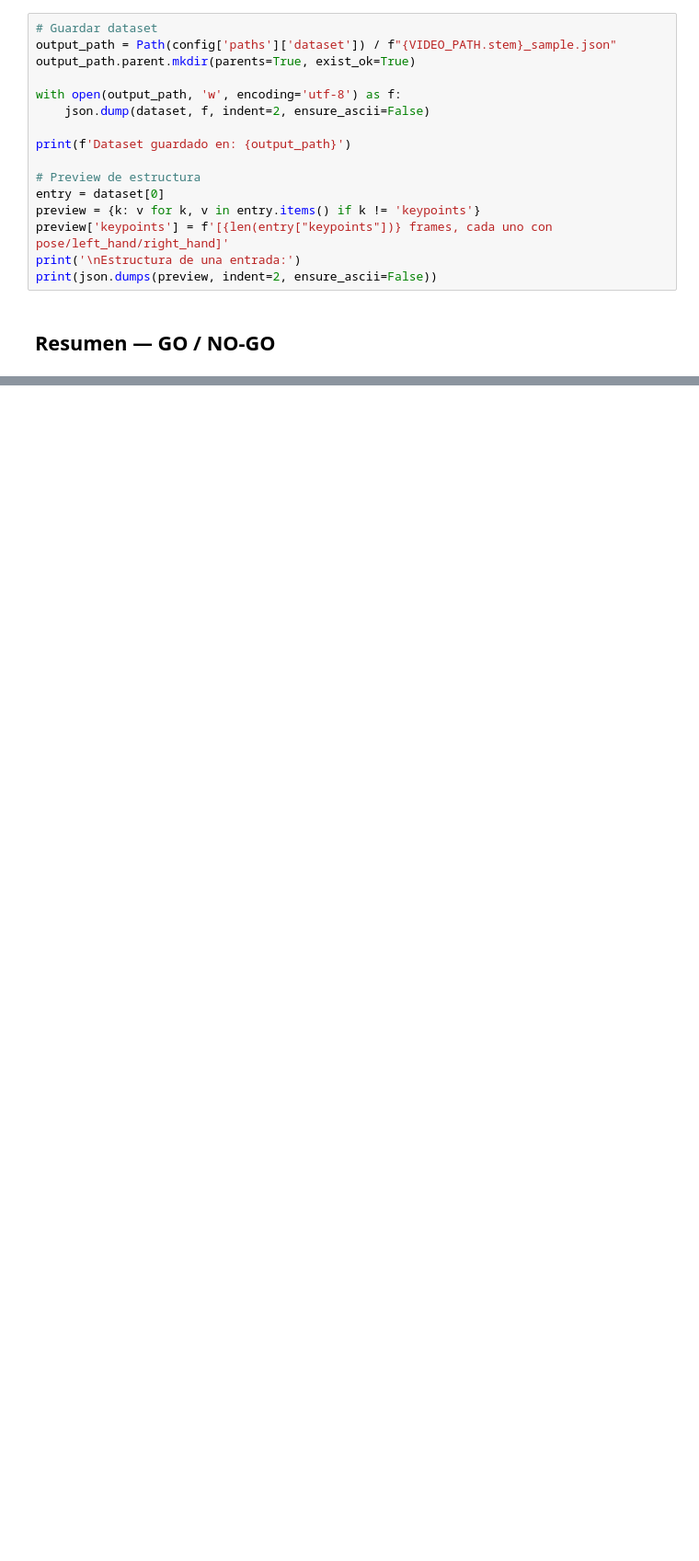
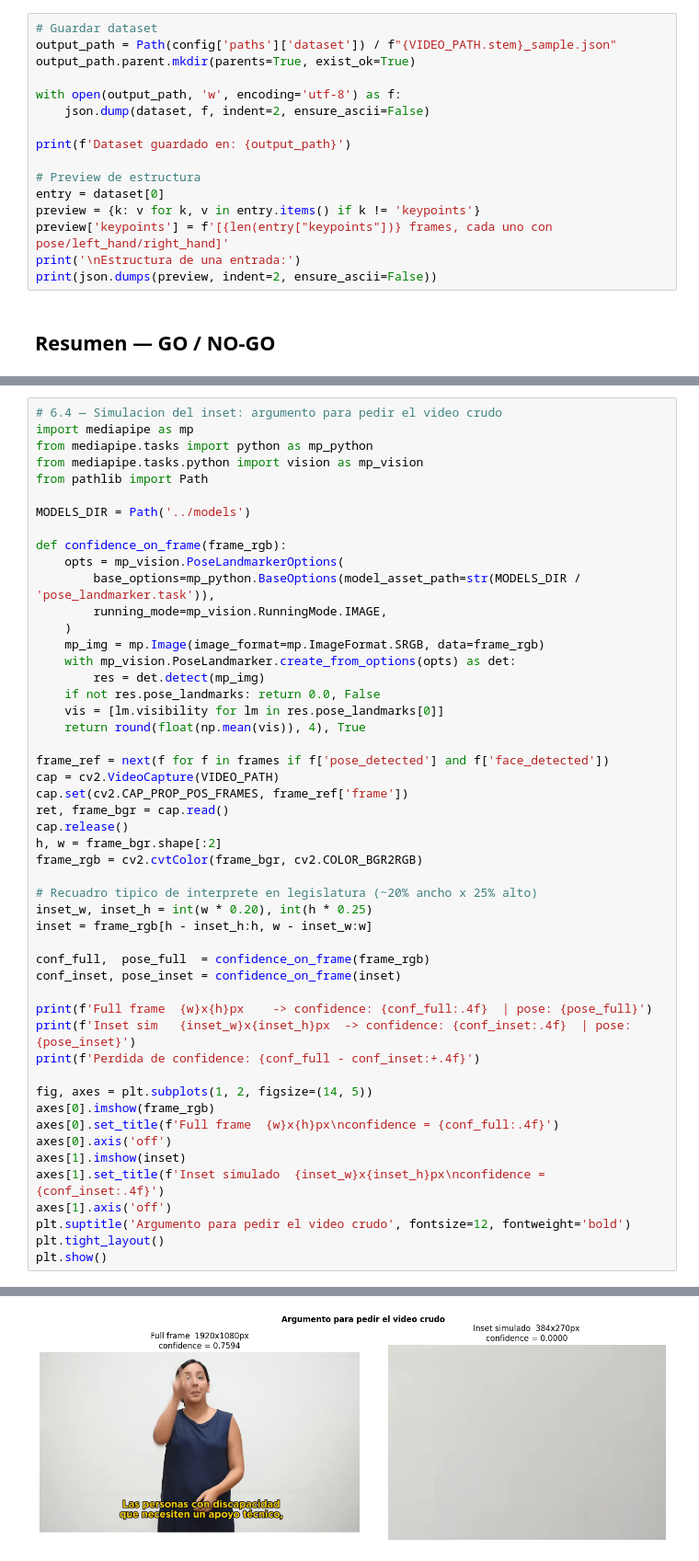
Before and after one commit to dipaolme/lsa-dataset-toolkit, a Jupyter notebook: notebooks/explore_dataset.ipynb, the cells around one changed output, grey strips where cells are left out. Shown at 92% size. Cells and saved outputs as stored; diff of their text form; blank space fills up the shorter version.

```diff
--- a/notebooks/explore_dataset.ipynb
+++ b/notebooks/explore_dataset.ipynb
@@ -249,0 +461,51 @@ print('=' * 50)
+# %%
+# 6.4 — Simulacion del inset: argumento para pedir el video crudo
+import mediapipe as mp
+from mediapipe.tasks import python as mp_python
+from mediapipe.tasks.python import vision as mp_vision
+from pathlib import Path
+
+MODELS_DIR = Path('../models')
+
+def confidence_on_frame(frame_rgb):
+    opts = mp_vision.PoseLandmarkerOptions(
+        base_options=mp_python.BaseOptions(model_asset_path=str(MODELS_DIR / 'pose_landmarker.task')),
+        running_mode=mp_vision.RunningMode.IMAGE,
+    )
+    mp_img = mp.Image(image_format=mp.ImageFormat.SRGB, data=frame_rgb)
+    with mp_vision.PoseLandmarker.create_from_options(opts) as det:
+        res = det.detect(mp_img)
+    if not res.pose_landmarks: return 0.0, False
+    vis = [lm.visibility for lm in res.pose_landmarks[0]]
+    return round(float(np.mean(vis)), 4), True
+
+frame_ref = next(f for f in frames if f['pose_detected'] and f['face_detected'])
+cap = cv2.VideoCapture(VIDEO_PATH)
+cap.set(cv2.CAP_PROP_POS_FRAMES, frame_ref['frame'])
+ret, frame_bgr = cap.read()
+cap.release()
+h, w = frame_bgr.shape[:2]
+frame_rgb = cv2.cvtColor(frame_bgr, cv2.COLOR_BGR2RGB)
+
+# Recuadro tipico de interprete en legislatura (~20% ancho x 25% alto)
+inset_w, inset_h = int(w * 0.20), int(h * 0.25)
+inset = frame_rgb[h - inset_h:h, w - inset_w:w]
+
+conf_full,  pose_full  = confidence_on_frame(frame_rgb)
+conf_inset, pose_inset = confidence_on_frame(inset)
+
+print(f'Full frame  {w}x{h}px    -> confidence: {conf_full:.4f}  | pose: {pose_full}')
+print(f'Inset sim   {inset_w}x{inset_h}px  -> confidence: {conf_inset:.4f}  | pose: {pose_inset}')
+print(f'Perdida de confidence: {conf_full - conf_inset:+.4f}')
+
+fig, axes = plt.subplots(1, 2, figsize=(14, 5))
+axes[0].imshow(frame_rgb)
+axes[0].set_title(f'Full frame  {w}x{h}px\nconfidence = {conf_full:.4f}')
+axes[0].axis('off')
+axes[1].imshow(inset)
+axes[1].set_title(f'Inset simulado  {inset_w}x{inset_h}px\nconfidence = {conf_inset:.4f}')
+axes[1].axis('off')
+plt.suptitle('Argumento para pedir el video crudo', fontsize=12, fontweight='bold')
+plt.tight_layout()
+plt.show()
+# %% [output]
@@ -249,0 +526 @@ print('=' * 50)
+[figure, added]
```
Also changed, not shown: parts of 13 cells of this notebook, 19 other files.
